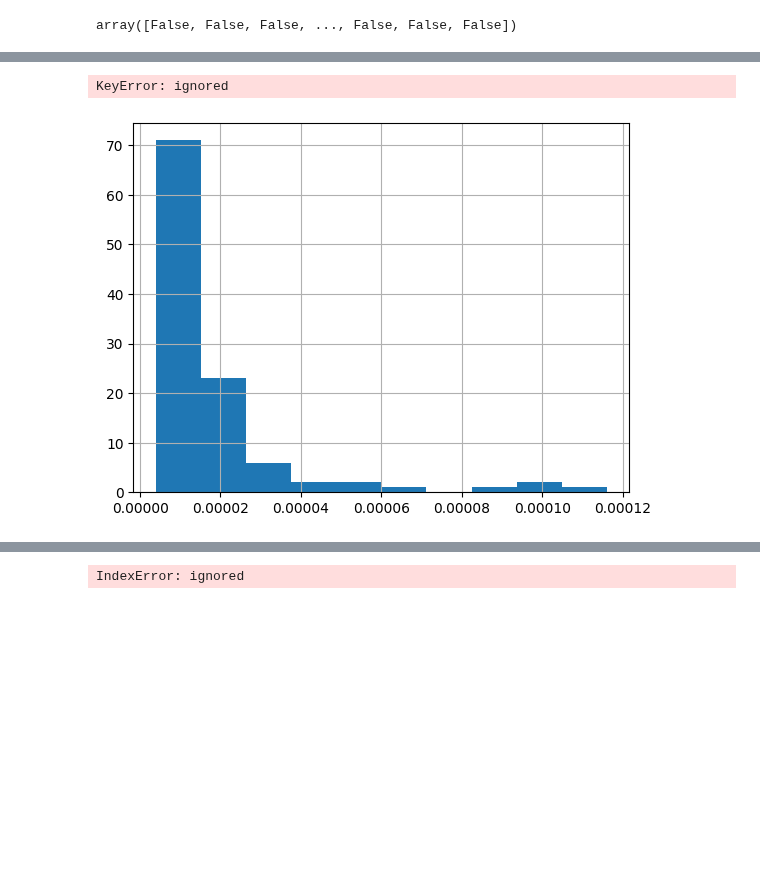
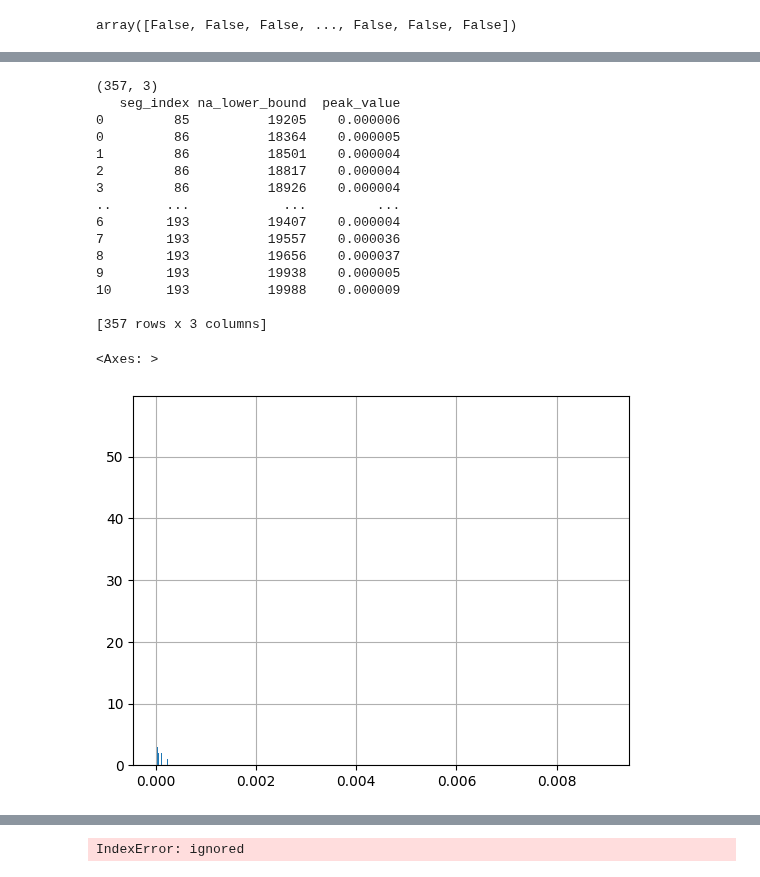
Before and after one commit to davidfague/Neural-Modeling, a Jupyter notebook: NMDAExploration.ipynb, the cells around one changed output, grey strips where cells are left out. Cells and saved outputs as stored; diff of their text form; code cells hidden in the pictures; blank space fills up the shorter version.

```diff
--- a/NMDAExploration.ipynb
+++ b/NMDAExploration.ipynb
@@ -30,13 +30,14 @@ import pdb #python debugger
 # %% [markdown]
 Specify output folder and read data
 # %%
-output_folder = 'L5PCtemplate[0]_50e-1Hz_196nseg_2000ms_108nbranch_29068NCs_29068nsyn'
+output_folder = 'L5PCtemplate[0]_45e-1Hz_196nseg_2000ms_108nbranch_29068NCs_29068nsyn'
 
 v = h5py.File('./{}/Vm_report.h5'.format(output_folder),'r') #read segment voltage traces
 
 gNaTa = h5py.File('./{}/gNaTa_T_data_report.h5'.format(output_folder),'r') #read segment voltage traces
 iampa = h5py.File('./{}/i_AMPA_report.h5'.format(output_folder),'r') #read segment voltage traces
 inmda = h5py.File('./{}/i_NMDA_report.h5'.format(output_folder),'r') #read segment voltage traces
+igaba = h5py.File('./{}/i_GABA_report.h5'.format(output_folder),'r') #read segment voltage traces
 icah = h5py.File('./{}/icah_data_report.h5'.format(output_folder),'r') #read segment voltage traces
 ical = h5py.File('./{}/ical_data_report.h5'.format(output_folder),'r') #read segment voltage traces
 ih = h5py.File('./{}/ih_data_report.h5'.format(output_folder),'r') #read segment voltage traces
@@ -50,6 +51,7 @@ v=v['report']['biophysical']['data']
 gNaTa=gNaTa['report']['biophysical']['data']
 iampa=iampa['report']['biophysical']['data']
 inmda=inmda['report']['biophysical']['data']
+igaba=igaba['report']['biophysical']['data']
 icah=icah['report']['biophysical']['data']
 ical=ical['report']['biophysical']['data']
 ih=ih['report']['biophysical']['data']
@@ -317,3 +226,11 @@ dendritic_segs=[]
 for seg in segments:
   if seg.Type in ['apic','dend']:
     dendritic_segs.append(seg)
+# %%
+for seg in dendritic_segs:
+    seg_index=seg.seg_index # index in all segments list
+    threshold_crossings = np.diff(gNaTa[:,seg_index] > (0.003/1000), prepend=False) #if na conductance changes a certain amount
+    upward_crossings = np.argwhere(threshold_crossings)[::2,0]
+    downward_crossings = np.argwhere(threshold_crossings)[1::2,0]
+
+print(upward_crossings)
@@ -323,14 +261,14 @@ na_df = pd.DataFrame(columns=['seg_index','na_lower_bound'])
 
 for seg in dendritic_segs:
     seg_index=seg.seg_index # index in all segments list
-    threshold_crossings = np.diff(gNaTa[:,seg_index] > (0.003/1000), prepend=False) #*/1000?
+    threshold_crossings = np.diff(gNaTa[:,seg_index] > (0.003/1000), prepend=False)
     upward_crossings = np.argwhere(threshold_crossings)[::2,0]
     downward_crossings = np.argwhere(threshold_crossings)[1::2,0]
     # Only count if not within 2 ms after a somatic spike
-    na_spks = [i for i in upward_crossings if ~np.any((i-spiketimestamps>=-5) & (i-spiketimestamps<50))]
+    na_spks = [i for i in upward_crossings if ~np.any((i-spiketimestamps < 2/dt))]
 
     if len(na_spks)>0:
-        na_df = pd.concat([na_df,pd.DataFrame({'seg_index':np.tile(seg_index,len(na_spks)), #allegedly this is the same as append
+        na_df = pd.concat([na_df,pd.DataFrame({'seg_index':np.tile(seg_index,len(na_spks)),
                                                 'na_lower_bound':na_spks})],axis=0, join='outer')
     else:
         na_df = pd.concat([na_df,pd.DataFrame({'seg_index':seg_index,
@@ -353,32 +289,49 @@ def reshape_pad(v, fillval=np.nan):
 # %%
 #* investigate
 # get the value of the conductance at the peak
 df = pd.DataFrame(columns=['seg_index','na_lower_bound','peak_value'])
 
 for s in na_df[~pd.isnull(na_df.na_lower_bound)].seg_index.unique():
+    inds = na_df[na_df.seg_index==s]['na_lower_bound'].astype(int).values # indices where gmax begins to be high
 
-    inds = na_df[na_df.seg_index==s]['na_lower_bound'].astype(int).values
 
-    L = np.split(gNaTa[:,s], inds)
+    L = np.split(gNaTa[:,s], inds) # list of gmaxes between indices
 
-    X = reshape_pad(L)
+    X = reshape_pad(L) # make all timeframes in L have same length by appending nan to the end
 
-    peak_vals = np.max(X[:,0:10], axis=1)
+    peak_vals = np.max(X[:,0:10], axis=1) # peak value of only the first 1 ms after crossing bound
 
     df = pd.concat((df,pd.DataFrame({'seg_index': s*np.ones((inds.shape[0],)).astype(int),
                                      'na_lower_bound': inds,
                                      'peak_value': peak_vals[1:]})))
 
-df.head()
-df.groupby('seg_index')['peak_value'].mean().hist()
-df_gb = df.groupby('seg_index')['na_lower_bound'].count().sort_values().reset_index()
+
+
+print(df.shape)
+print(df)
+df.groupby('seg_index')['peak_value'].mean().hist() # plot
+df_gb = df.groupby('seg_index')['na_lower_bound'].count().sort_values().reset_index() #count unique lower bounds
 outliers = df_gb[df_gb.na_lower_bound>1000]['seg_index'].values
 df_noout = df[(df.seg_index.isin(outliers))&(df.peak_value>0.006)]
-na_df_new = pd.concat((df_noout[['seg_index','na_lower_bound','peak_value']],
-                       na_df.loc[~na_df.seg_index.isin(outliers),['seg_index','na_lower_bound','peak_value']]))
+na_df_new = pd.concat((df_noout[['seg_index','na_lower_bound','peak_value']],na_df.loc[~na_df.seg_index.isin(outliers),['seg_index','na_lower_bound']]))
 na_df_new.to_csv('na_df.csv',index=False)
 
 df.loc[df.seg_index==936,'peak_value'].hist(bins=np.arange(0.003,0.01,0.001))
 # %% [output]
-KeyError: ignored
+(357, 3)
+   seg_index na_lower_bound  peak_value
+0         85          19205    0.000006
+0         86          18364    0.000005
+1         86          18501    0.000004
+2         86          18817    0.000004
+3         86          18926    0.000004
+..       ...            ...         ...
+6        193          19407    0.000004
+7        193          19557    0.000036
+8        193          19656    0.000037
+9        193          19938    0.000005
+10       193          19988    0.000009
+
+[357 rows x 3 columns]
+<Axes: >
-[figure, old version]
+[figure, new version]
```
Also changed, not shown: parts of 31 cells of this notebook.
